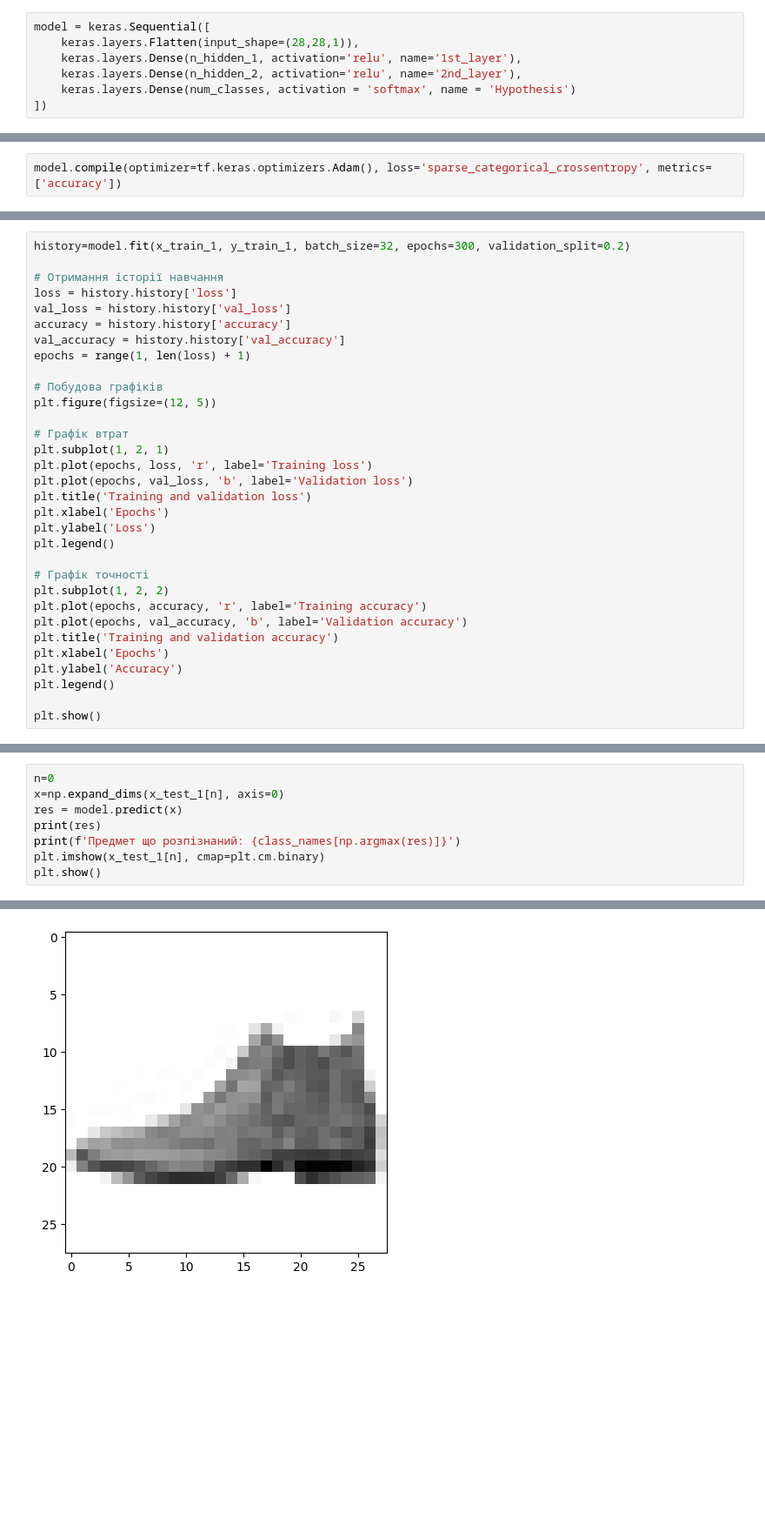
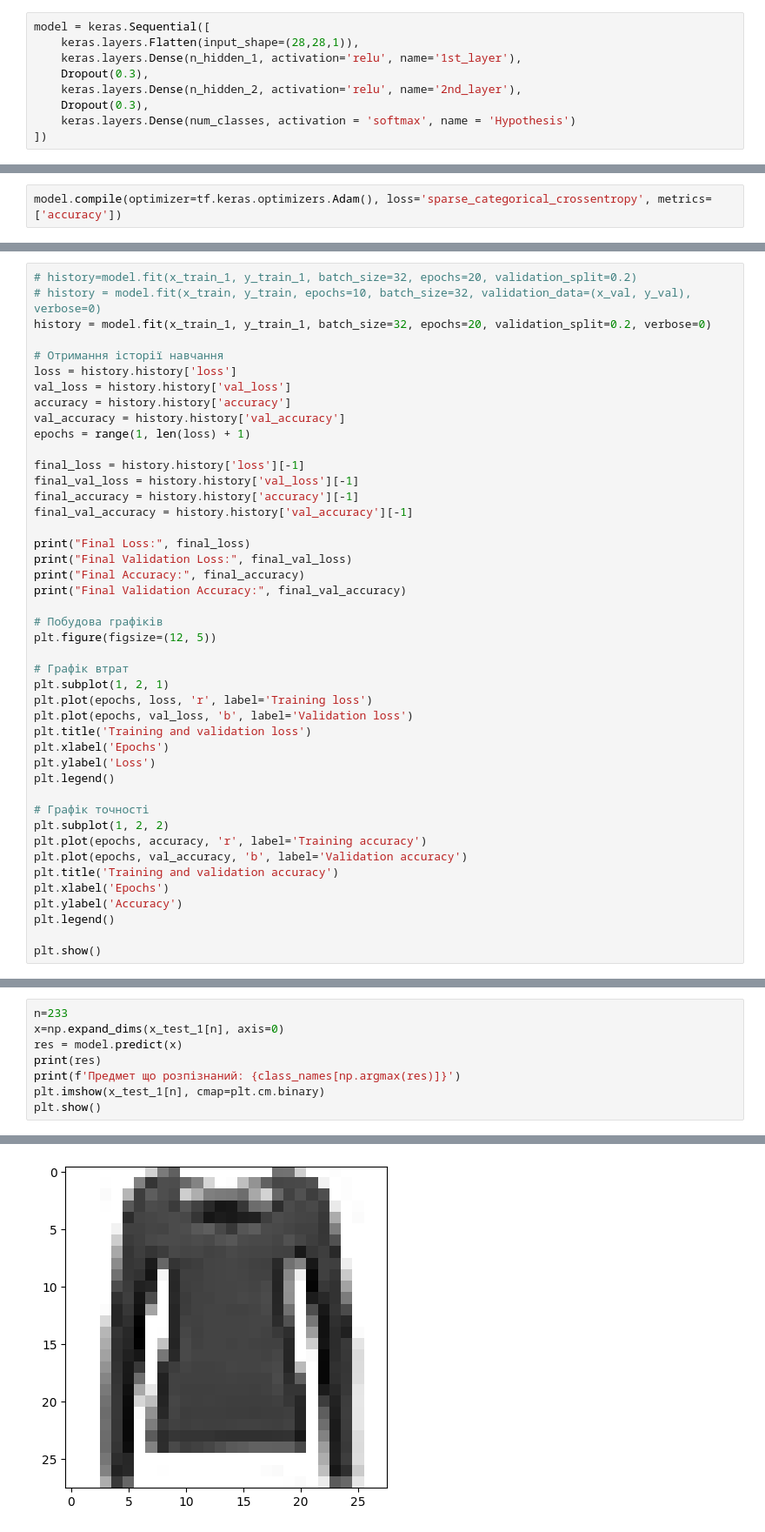
Before and after one commit to RostislavB74/NN_HW9, a Jupyter notebook: GoIT_HW_9.ipynb, the cells around one changed output, grey strips where cells are left out. Shown at 87% size. Saved outputs shown, nothing was run; the diff lists cells and outputs as text; blank space fills up the shorter version.

```diff
--- a/GoIT_HW_9.ipynb
+++ b/GoIT_HW_9.ipynb
@@ -74,7 +74,9 @@ for i in range(100):
 model = keras.Sequential([
     keras.layers.Flatten(input_shape=(28,28,1)),
     keras.layers.Dense(n_hidden_1, activation='relu', name='1st_layer'),
+    Dropout(0.3),
     keras.layers.Dense(n_hidden_2, activation='relu', name='2nd_layer'),
+    Dropout(0.3),
     keras.layers.Dense(num_classes, activation = 'softmax', name = 'Hypothesis')
 ])
 # %%
@@ -102,7 +104,9 @@ Trainable params: 136074 (531.54 KB)
 Non-trainable params: 0 (0.00 Byte)
 _________________________________________________________________
 # %%
-history=model.fit(x_train_1, y_train_1, batch_size=32, epochs=300, validation_split=0.2)
+# history=model.fit(x_train_1, y_train_1, batch_size=32, epochs=20, validation_split=0.2)
+# history = model.fit(x_train, y_train, epochs=10, batch_size=32, validation_data=(x_val, y_val), verbose=0)
+history = model.fit(x_train_1, y_train_1, batch_size=32, epochs=20, validation_split=0.2, verbose=0)
 
 # Отримання історії навчання
 loss = history.history['loss']
@@ -110,6 +114,16 @@ val_loss = history.history['val_loss']
 accuracy = history.history['accuracy']
 val_accuracy = history.history['val_accuracy']
 epochs = range(1, len(loss) + 1)
+
+final_loss = history.history['loss'][-1]
+final_val_loss = history.history['val_loss'][-1]
+final_accuracy = history.history['accuracy'][-1]
+final_val_accuracy = history.history['val_accuracy'][-1]
+
+print("Final Loss:", final_loss)
+print("Final Validation Loss:", final_val_loss)
+print("Final Accuracy:", final_accuracy)
+print("Final Validation Accuracy:", final_val_accuracy)
 
 # Побудова графіків
 plt.figure(figsize=(12, 5))
@@ -163,5 +164,5 @@ Test loss: 2.748244285583496
 # %%
-n=0
+n=233
 x=np.expand_dims(x_test_1[n], axis=0)
 res = model.predict(x)
 print(res)
@@ -176,4 +177,4 @@ plt.show()
-[figure, old version]
+[figure, new version]
 # %%
 predictions = model.predict(x_train_1)
 # %% [output]
```
Also changed, not shown: parts of 16 cells of this notebook.
